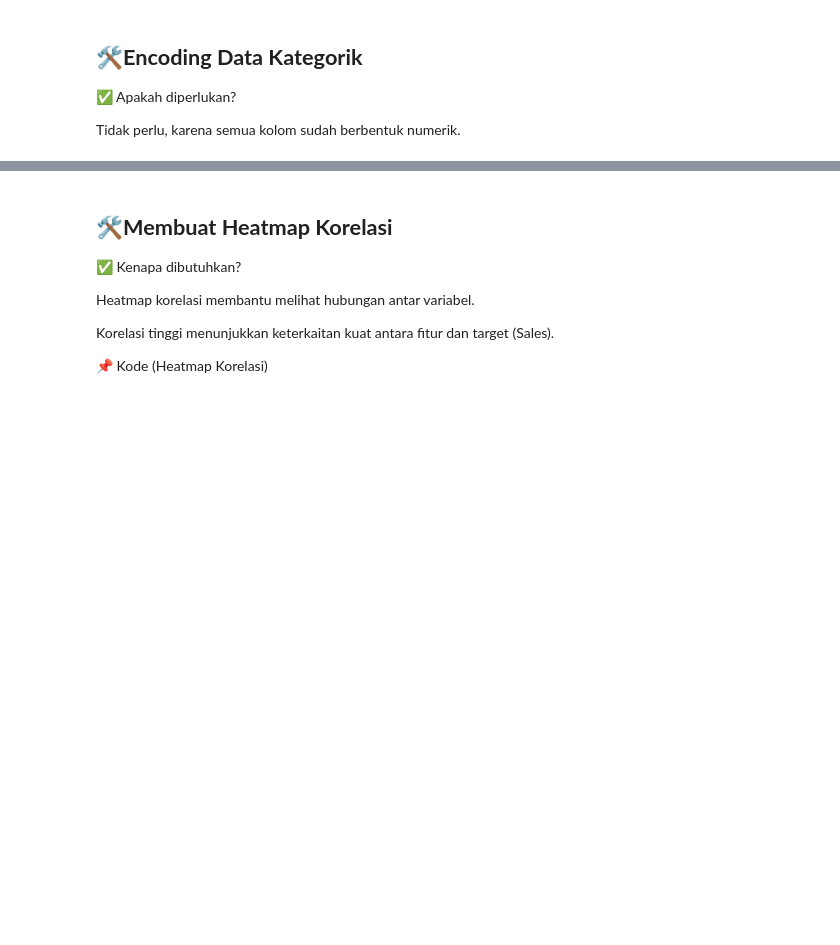
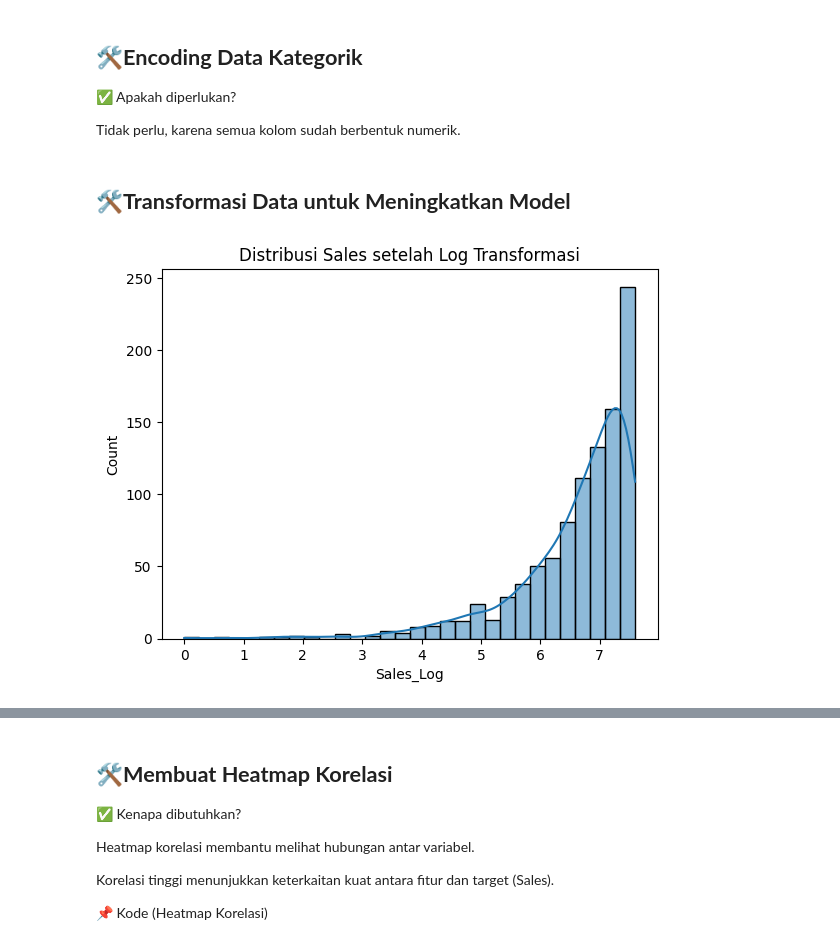
Before and after one commit to Hidayattt24/Kelompok_09_Tugas02_Linear_Regression, a Jupyter notebook: main.ipynb, the cells around one changed output, grey strips where cells are left out. Cells and saved outputs as stored; diff of their text form; code cells hidden in the pictures; blank space fills up the shorter version.

```diff
--- a/main.ipynb
+++ b/main.ipynb
@@ -420,3 +433,17 @@ Sales tidak distandarisasi karena merupakan target prediksi.
 ✅ Apakah diperlukan?
 
 Tidak perlu, karena semua kolom sudah berbentuk numerik.
+# %% [markdown]
+## 🛠️**Transformasi Data untuk Meningkatkan Model**
+# %%
+# Terapkan log transformasi pada Sales dan fitur numerik yang relevan
+df_clean["Sales_Log"] = np.log1p(df_clean["Sales"])
+df_clean["Price_Log"] = np.log1p(df_clean["Price"])
+df_clean["NumReviews_Log"] = np.log1p(df_clean["NumReviews"])
+
+# Periksa distribusi setelah transformasi
+sns.histplot(df_clean["Sales_Log"], bins=30, kde=True)
+plt.title("Distribusi Sales setelah Log Transformasi")
+plt.show()
+# %% [output]
+[figure, added]
```
Also changed, not shown: parts of 73 cells of this notebook.
